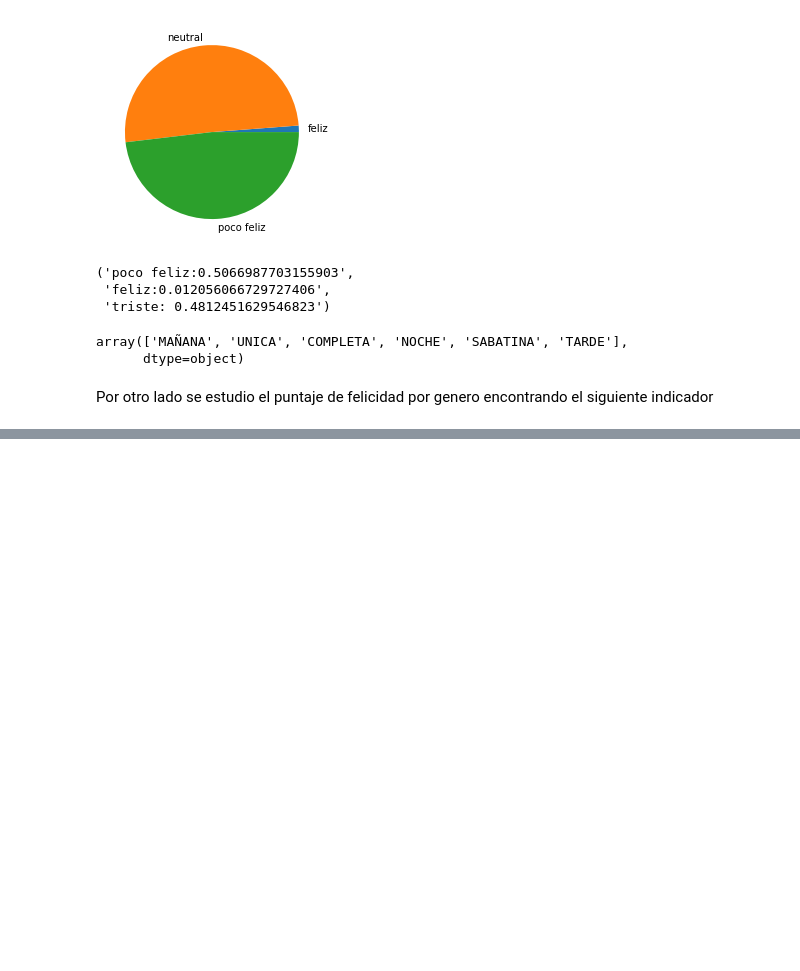
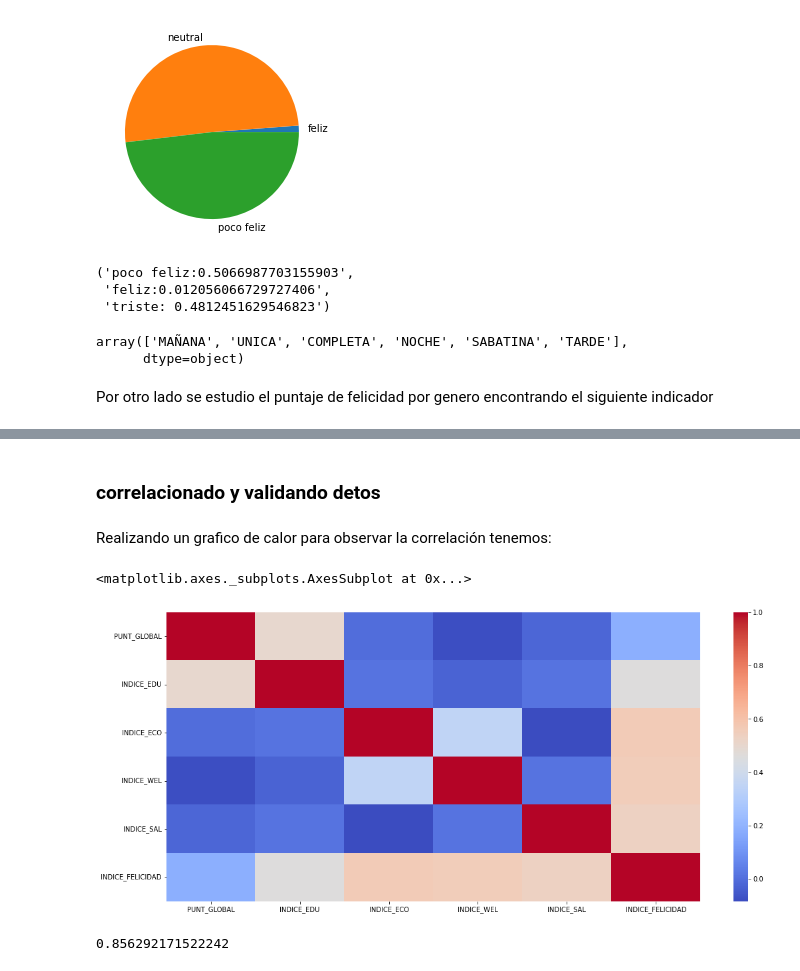
Before and after one commit to Gparrac/happiness-project-icfes, a Jupyter notebook: Happiness_Project.ipynb, the cells around one changed output, grey strips where cells are left out. Saved outputs shown, nothing was run; the diff lists cells and outputs as text; code cells hidden in the pictures; blank space fills up the shorter version.

```diff
--- a/Happiness_Project.ipynb
+++ b/Happiness_Project.ipynb
@@ -467,0 +470,29 @@ plt.
+# %% [markdown]
+### correlacionado y validando detos
+# %%
+df_corr = df_clean.corr(method="pearson")
+# %% [markdown]
+Realizando un grafico de calor para observar la correlación tenemos:
+# %%
+plt.figure(figsize=(18,8)) #Asignamos el tamaño del grafico
+sns.heatmap(df_corr,
+            xticklabels = df_corr.columns,
+            yticklabels = df_corr.columns,
+            cmap='coolwarm'
+           ) #realizamos nuestro grafico de calor a partir de el paquete seaborn
+# %% [output]
+<matplotlib.axes._subplots.AxesSubplot at 0x...>
+[figure, added]
+# %%
+N = df_clean.shape[1]#Cantidad de variables utilizadas
+data_corr_swls = df_clean.corr(method='pearson')
+rs = np.array([])
+#sumamos todas las correlaciones del triangulo superior de la matriz de correlaciones
+for i, col in enumerate(data_corr_swls.columns):
+    sum_ = data_corr_swls[col][i+1:].values
+    rs = np.append(sum_, rs)
+mean_r = np.mean(rs) #Obtenemos el promedio de rs 036
+cronbach_alpha = (N*mean_r)/(1+(N-1)* mean_r) #A través de la formula de alfa de cronbach obtenemos el valor
+cronbach_alpha
+# %% [output]
+0.856292171522242
```
Also changed, not shown: parts of 7 cells of this notebook.
